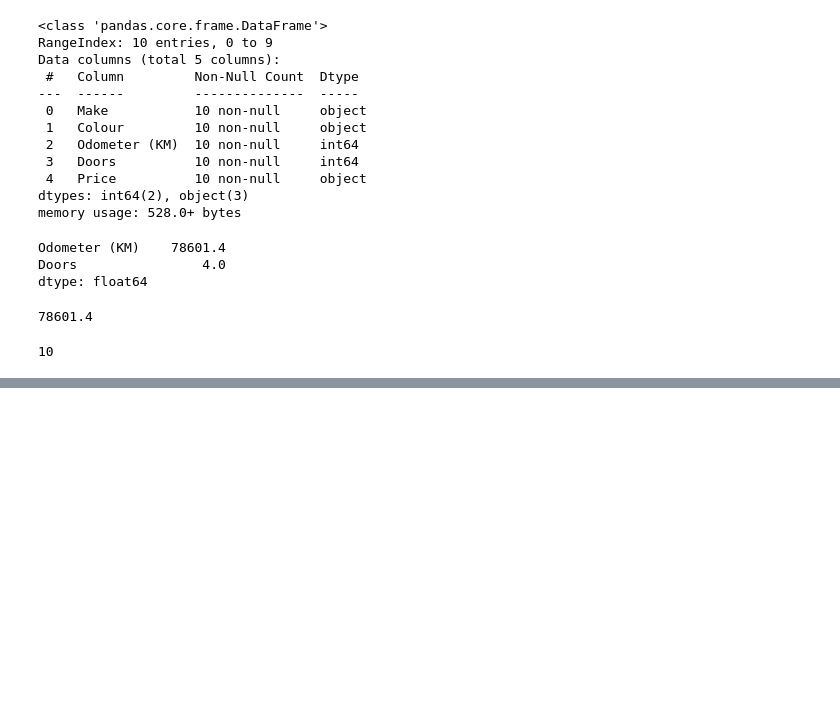
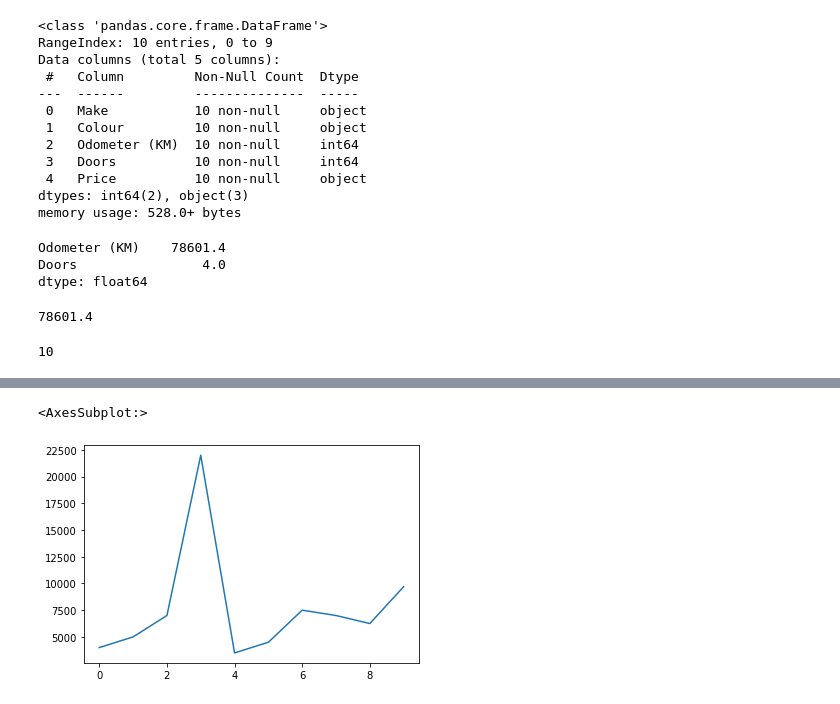
Before and after one commit to bibek-beebayk/Data-Science, a Jupyter notebook: MLSample/Pandas_Intro.ipynb, the cells around one changed output, grey strips where cells are left out. Cells and saved outputs as stored; diff of their text form; code cells hidden in the pictures; blank space fills up the shorter version.

```diff
--- a/MLSample/Pandas_Intro.ipynb
+++ b/MLSample/Pandas_Intro.ipynb
@@ -135,0 +319,2 @@ len(car_sales)
+# %%
+car_sales["Price"] = car_sales["Price"].str.replace('[\$\,\.]', '').astype(int)
@@ -135,0 +335,2 @@ len(car_sales)
+# %%
+car_sales["Price"] = car_sales["Price"] / 100
@@ -135,0 +351,5 @@ len(car_sales)
+# %%
+car_sales["Price"].plot()
+# %% [output]
+<AxesSubplot:>
+[figure, added]
```
Also changed, not shown: parts of 24 cells of this notebook.
